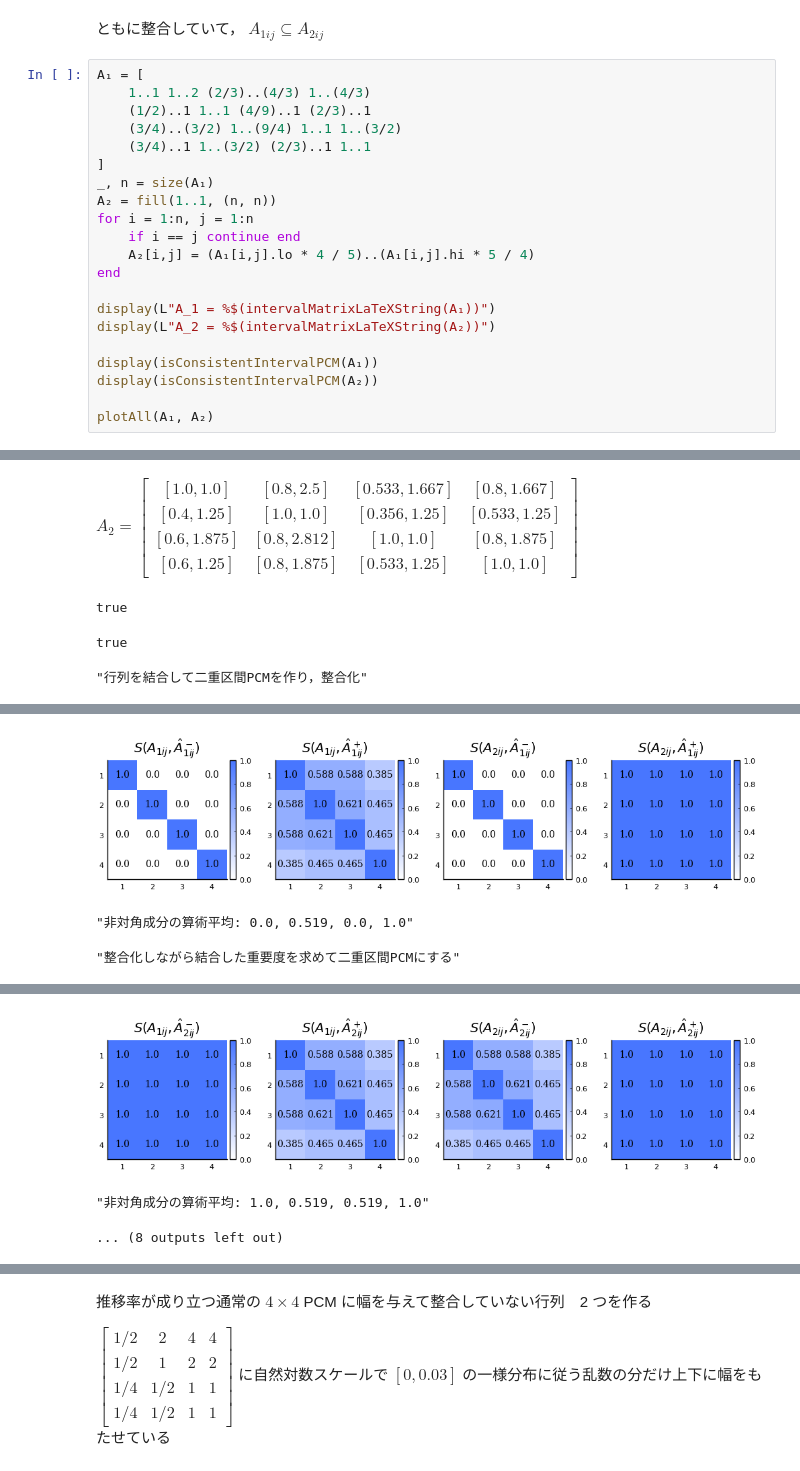
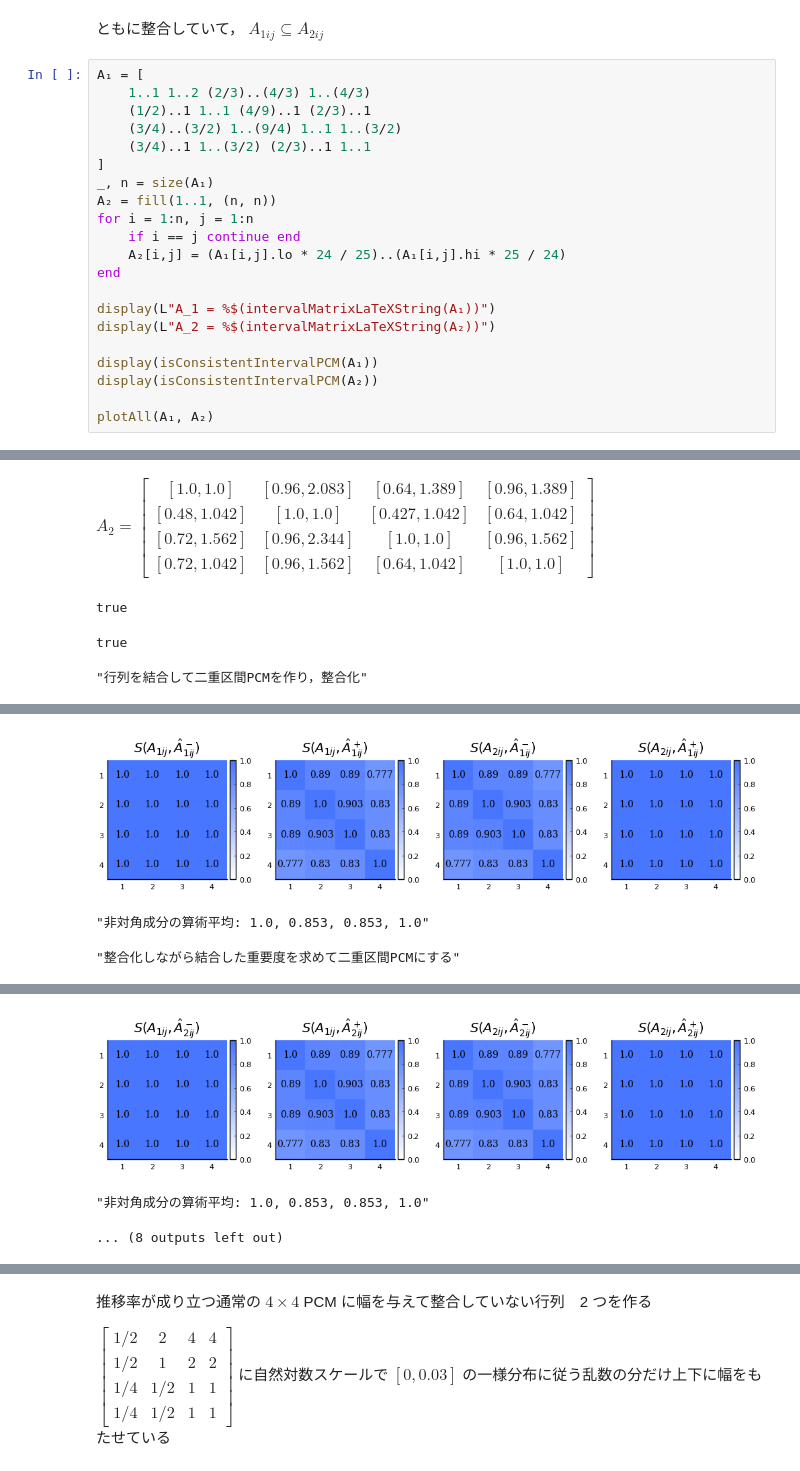
Before and after one commit to Kishikawa1286/illknownpcm, a Jupyter notebook: src/20230125.ipynb, the cells around one changed output, grey strips where cells are left out. Saved outputs shown, nothing was run; the diff lists cells and outputs as text.

```diff
--- a/src/20230125.ipynb
+++ b/src/20230125.ipynb
@@ -166,7 +197,7 @@ _, n = size(A₁)
 A₂ = fill(1..1, (n, n))
 for i = 1:n, j = 1:n
     if i == j continue end
-    A₂[i,j] = (A₁[i,j].lo * 4 / 5)..(A₁[i,j].hi * 5 / 4)
+    A₂[i,j] = (A₁[i,j].lo * 24 / 25)..(A₁[i,j].hi * 25 / 24)
 end
 
 display(L"A_1 = %$(intervalMatrixLaTeXString(A₁))")
@@ -178,7 +209,7 @@ display(isConsistentIntervalPCM(A₂))
 plotAll(A₁, A₂)
 # %% [output]
 $A_1 = \begin{bmatrix} \left[ 1.0, 1.0 \right] & \left[ 1.0, 2.0 \right] & \left[ 0.667, 1.333 \right] & \left[ 1.0, 1.333 \right] \\ \left[ 0.5, 1.0 \right] & \left[ 1.0, 1.0 \right] & \left[ 0.444, 1.0 \right] & \left[ 0.667, 1.0 \right] \\ \left[ 0.75, 1.5 \right] & \left[ 1.0, 2.25 \right] & \left[ 1.0, 1.0 \right] & \left[ 1.0, 1.5 \right] \\ \left[ 0.75, 1.0 \right] & \left[ 1.0, 1.5 \right] & \left[ 0.667, 1.0 \right] & \left[ 1.0, 1.0 \right] \end{bmatrix}$
-$A_2 = \begin{bmatrix} \left[ 1.0, 1.0 \right] & \left[ 0.8, 2.5 \right] & \left[ 0.533, 1.667 \right] & \left[ 0.8, 1.667 \right] \\ \left[ 0.4, 1.25 \right] & \left[ 1.0, 1.0 \right] & \left[ 0.356, 1.25 \right] & \left[ 0.533, 1.25 \right] \\ \left[ 0.6, 1.875 \right] & \left[ 0.8, 2.812 \right] & \left[ 1.0, 1.0 \right] & \left[ 0.8, 1.875 \right] \\ \left[ 0.6, 1.25 \right] & \left[ 0.8, 1.875 \right] & \left[ 0.533, 1.25 \right] & \left[ 1.0, 1.0 \right] \end{bmatrix}$
+$A_2 = \begin{bmatrix} \left[ 1.0, 1.0 \right] & \left[ 0.96, 2.083 \right] & \left[ 0.64, 1.389 \right] & \left[ 0.96, 1.389 \right] \\ \left[ 0.48, 1.042 \right] & \left[ 1.0, 1.0 \right] & \left[ 0.427, 1.042 \right] & \left[ 0.64, 1.042 \right] \\ \left[ 0.72, 1.562 \right] & \left[ 0.96, 2.344 \right] & \left[ 1.0, 1.0 \right] & \left[ 0.96, 1.562 \right] \\ \left[ 0.72, 1.042 \right] & \left[ 0.96, 1.562 \right] & \left[ 0.64, 1.042 \right] & \left[ 1.0, 1.0 \right] \end{bmatrix}$
 true
 true
 "行列を結合して二重区間PCMを作り，整合化"
@@ -186,3 +217,3 @@ $\hat{A}_{1} = \begin{bmatrix} \left[   1.0, \left[   1.0,   1.0 \right],   1.0
-[figure, old version]
+[figure, new version]
-"非対角成分の算術平均: 0.0, 0.519, 0.0, 1.0"
+"非対角成分の算術平均: 1.0, 0.853, 0.853, 1.0"
 "整合化しながら結合した重要度を求めて二重区間PCMにする"
@@ -190,5 +221,5 @@ $\hat{A}_{2} = \begin{bmatrix} \left[   1.0, \left[   1.0,   1.0 \right],   1.0
-[figure, old version]
+[figure, new version]
-"非対角成分の算術平均: 1.0, 0.519, 0.519, 1.0"
+"非対角成分の算術平均: 1.0, 0.853, 0.853, 1.0"
 ... (8 outputs left out)
 # %% [markdown]
 <!-- ともに弱い整合性を持ち， $A_{1ij} \subseteq A_{2ij}$
```
Also changed, not shown: parts of 13 cells of this notebook, 10 other files.
